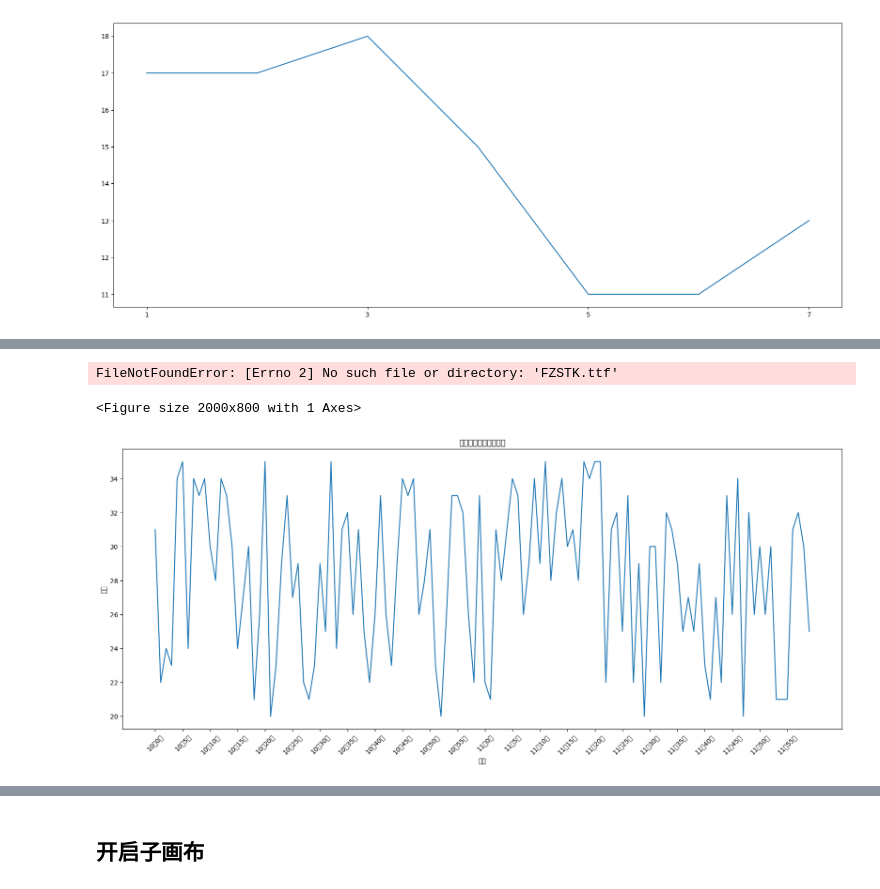
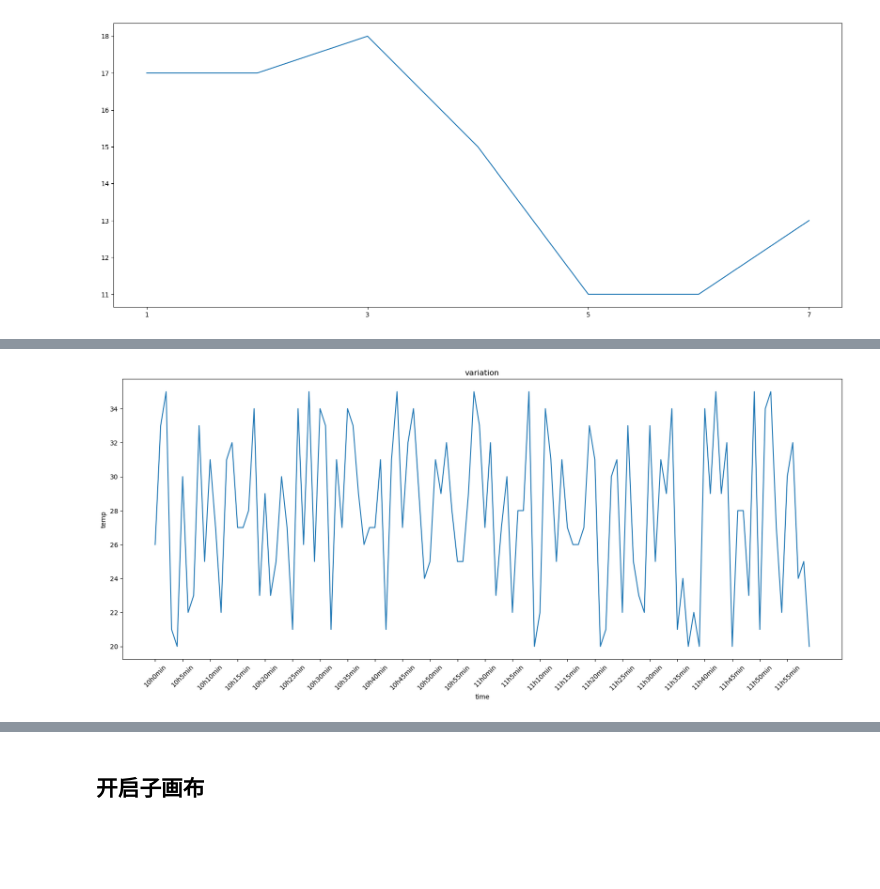
Before and after one commit to superfishie/DataAnalysis_101, a Jupyter notebook: 10 Minutes to Matplotlib.ipynb, the cells around one changed output, grey strips where cells are left out. Saved outputs shown, nothing was run; the diff lists cells and outputs as text; code cells hidden in the pictures; blank space fills up the shorter version.

```diff
--- a/10 Minutes to Matplotlib.ipynb
+++ b/10 Minutes to Matplotlib.ipynb
@@ -27,53 +39,25 @@ plt.show()
 # %%
 import random
-
-#导入字体管理器
-from matplotlib import font_manager
-#fname: 文件路径
-#加载字体文件,解决x轴的乱码问题
-my_font = font_manager.FontProperties(fname="FZSTK.ttf")
 
 plt.figure(figsize=(20,8),dpi=100)
 x=range(120)
 
 #生产中文列表数据
-_xticks = ["10点{}分".format(i) for i in x if i<60]
-_xticks += ["11点{}分".format(i-60) for i in x if i>=60]
+_xticks = ["10h{}min".format(i) for i in x if i<60]
+_xticks += ["11h{}min".format(i-60) for i in x if i>=60]
 
-random.seed(10)  #设置随机种子,让不同时候随机得到的结果都一样
 y=[random.randint(20,35) for i in range(120)]
 
 plt.plot(x,y)
+
 #修改刻度
 #将对应的刻度数值转换为刻度内容
-plt.xticks(x[::5],_xticks[::5],rotation=45,font_properties=my_font)
+plt.xticks(x[::5],_xticks[::5],rotation=45)
+
+plt.xlabel('time')
+plt.ylabel('temp')
+plt.title('variation')
 plt.show()
 # %% [output]
-FileNotFoundError: [Errno 2] No such file or directory: 'FZSTK.ttf'
-<Figure size 2000x800 with 1 Axes>
+[figure, added]
-# %%
-import random
-
-
-
-plt.figure(figsize=(20,8),dpi=100)
-x=range(120)
-
-#生产中文列表数据
-_xticks = ["10点{}分".format(i) for i in x if i<60]
-_xticks += ["11点{}分".format(i-60) for i in x if i>=60]
-
-y=[random.randint(20,35) for i in range(120)]
-
-plt.plot(x,y)
-#修改刻度
-#将对应的刻度数值转换为刻度内容
-plt.xticks(x[::5],_xticks[::5],rotation=45)
-
-plt.xlabel('时间')
-plt.ylabel('温度')
-plt.title('温度随时间的变化情况')
-plt.show()
-# %% [output]
-[figure, removed]
 # %% [markdown]
```
Also changed, not shown: parts of 9 cells of this notebook.
